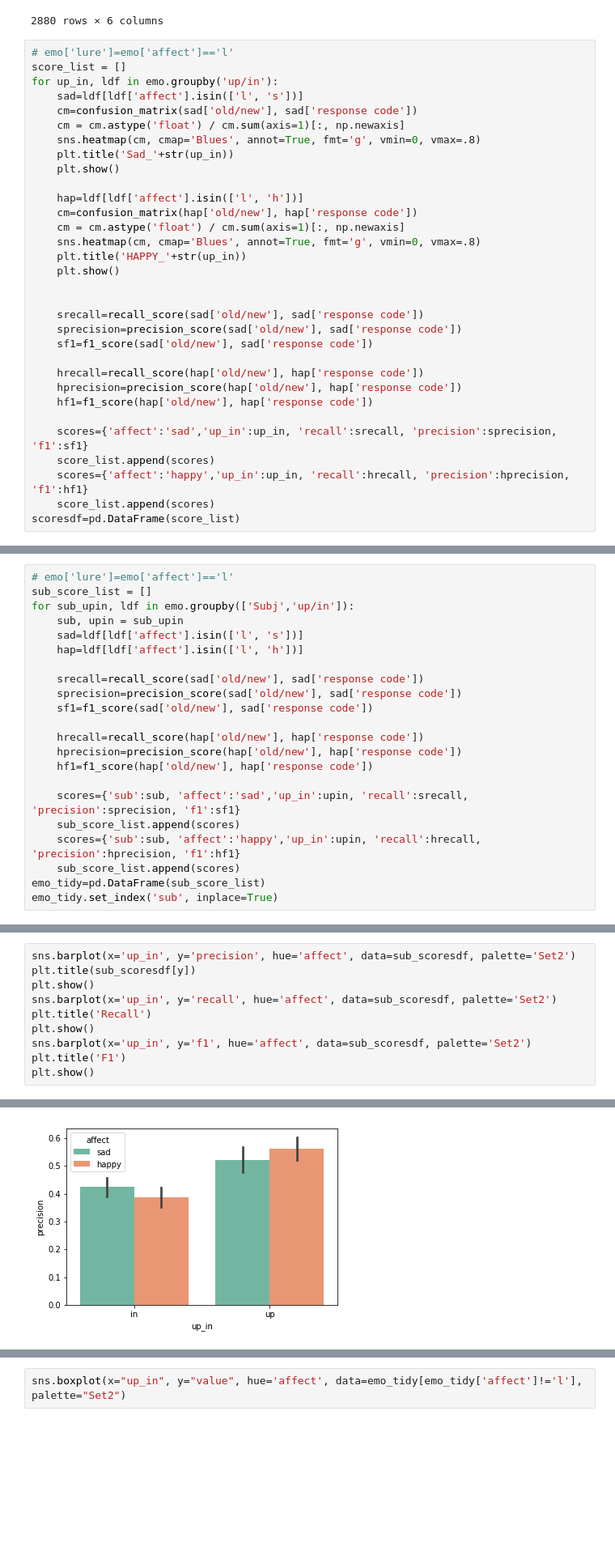
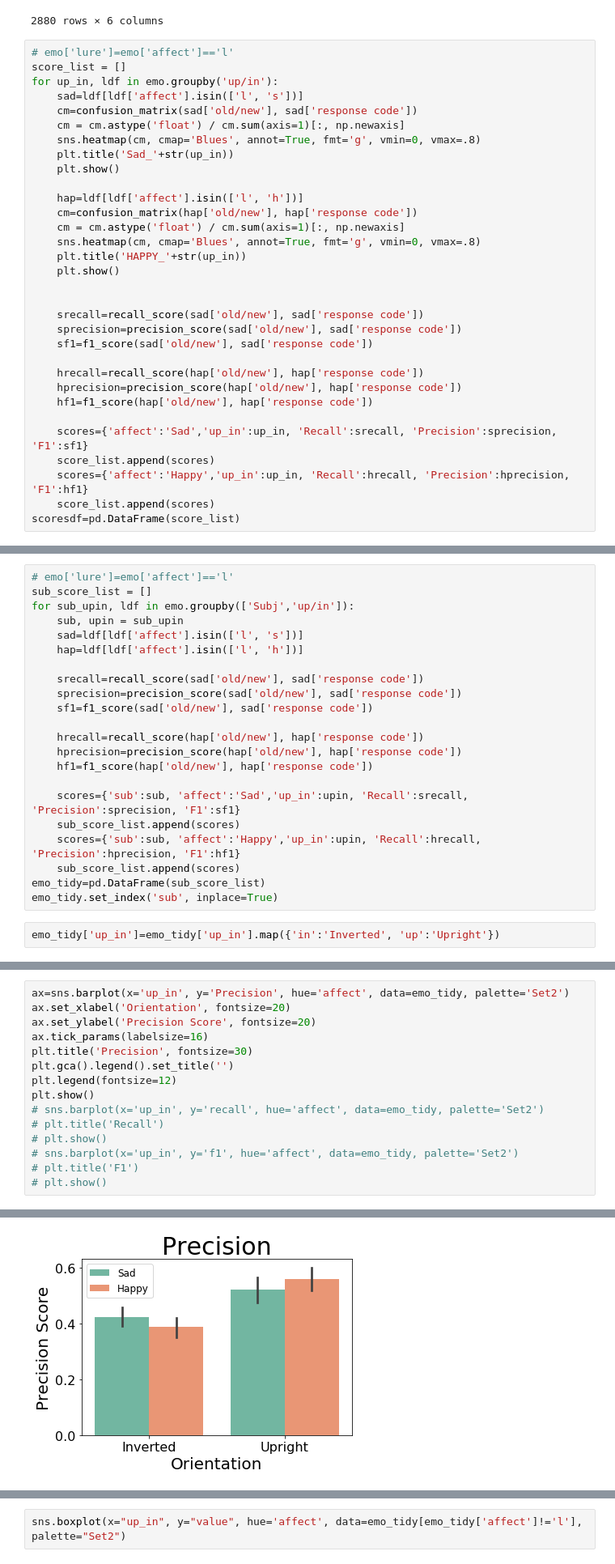
Before and after one commit to donnajobridge/data_visualizations, a Jupyter notebook: emo/emo_data.ipynb, the cells around one changed output, grey strips where cells are left out. Shown: that part at 81% size. Cells and saved outputs as stored; diff of their text form; blank space fills up the shorter version.

```diff
--- a/emo/emo_data.ipynb
+++ b/emo/emo_data.ipynb
@@ -53,9 +53,9 @@ for up_in, ldf in emo.groupby('up/in'):
     hprecision=precision_score(hap['old/new'], hap['response code'])
     hf1=f1_score(hap['old/new'], hap['response code'])
 
-    scores={'affect':'sad','up_in':up_in, 'recall':srecall, 'precision':sprecision, 'f1':sf1}
+    scores={'affect':'Sad','up_in':up_in, 'Recall':srecall, 'Precision':sprecision, 'F1':sf1}
     score_list.append(scores)
-    scores={'affect':'happy','up_in':up_in, 'recall':hrecall, 'precision':hprecision, 'f1':hf1}
+    scores={'affect':'Happy','up_in':up_in, 'Recall':hrecall, 'Precision':hprecision, 'F1':hf1}
     score_list.append(scores)
 scoresdf=pd.DataFrame(score_list)
 # %% [output]
@@ -79,9 +79,11 @@ for sub_upin, ldf in emo.groupby(['Subj','up/in']):
     hprecision=precision_score(hap['old/new'], hap['response code'])
     hf1=f1_score(hap['old/new'], hap['response code'])
 
-    scores={'sub':sub, 'affect':'sad','up_in':upin, 'recall':srecall, 'precision':sprecision, 'f1':sf1}
+    scores={'sub':sub, 'affect':'Sad','up_in':upin, 'Recall':srecall, 'Precision':sprecision, 'F1':sf1}
     sub_score_list.append(scores)
-    scores={'sub':sub, 'affect':'happy','up_in':upin, 'recall':hrecall, 'precision':hprecision, 'f1':hf1}
+    scores={'sub':sub, 'affect':'Happy','up_in':upin, 'Recall':hrecall, 'Precision':hprecision, 'F1':hf1}
     sub_score_list.append(scores)
 emo_tidy=pd.DataFrame(sub_score_list)
 emo_tidy.set_index('sub', inplace=True)
+# %%
+emo_tidy['up_in']=emo_tidy['up_in'].map({'in':'Inverted', 'up':'Upright'})
@@ -88,11 +110,16 @@ emo_tidy.set_index('sub', inplace=True)
 # %%
-sns.barplot(x='up_in', y='precision', hue='affect', data=sub_scoresdf, palette='Set2')
-plt.title(sub_scoresdf[y])
+ax=sns.barplot(x='up_in', y='Precision', hue='affect', data=emo_tidy, palette='Set2')
+ax.set_xlabel('Orientation', fontsize=20)
+ax.set_ylabel('Precision Score', fontsize=20)
+ax.tick_params(labelsize=16)
+plt.title('Precision', fontsize=30)
+plt.gca().legend().set_title('')
+plt.legend(fontsize=12)
 plt.show()
-sns.barplot(x='up_in', y='recall', hue='affect', data=sub_scoresdf, palette='Set2')
-plt.title('Recall')
-plt.show()
-sns.barplot(x='up_in', y='f1', hue='affect', data=sub_scoresdf, palette='Set2')
-plt.title('F1')
-plt.show()
+# sns.barplot(x='up_in', y='recall', hue='affect', data=emo_tidy, palette='Set2')
+# plt.title('Recall')
+# plt.show()
+# sns.barplot(x='up_in', y='f1', hue='affect', data=emo_tidy, palette='Set2')
+# plt.title('F1')
+# plt.show()
 # %% [output]
@@ -100,4 +126,4 @@ NameError: name 'y' is not defined
-[figure, old version]
+[figure, new version]
 # %%
 # P's Reccomended Way to Summarize Trial df --> Subject df
 summary_data = []
```
Also changed, not shown: parts of 2 cells of this notebook, 28 other files.
